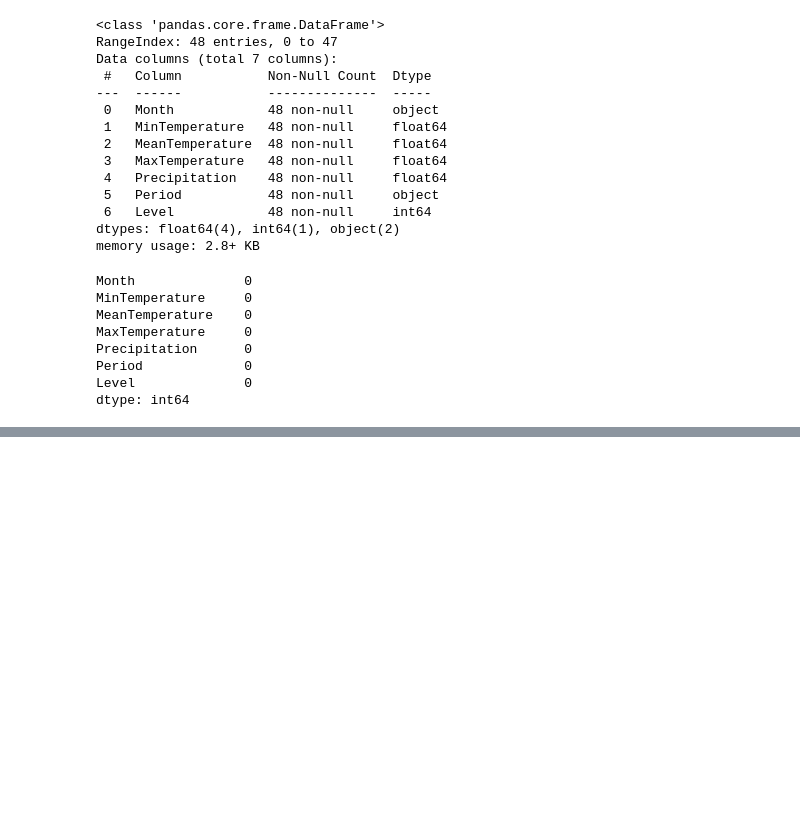
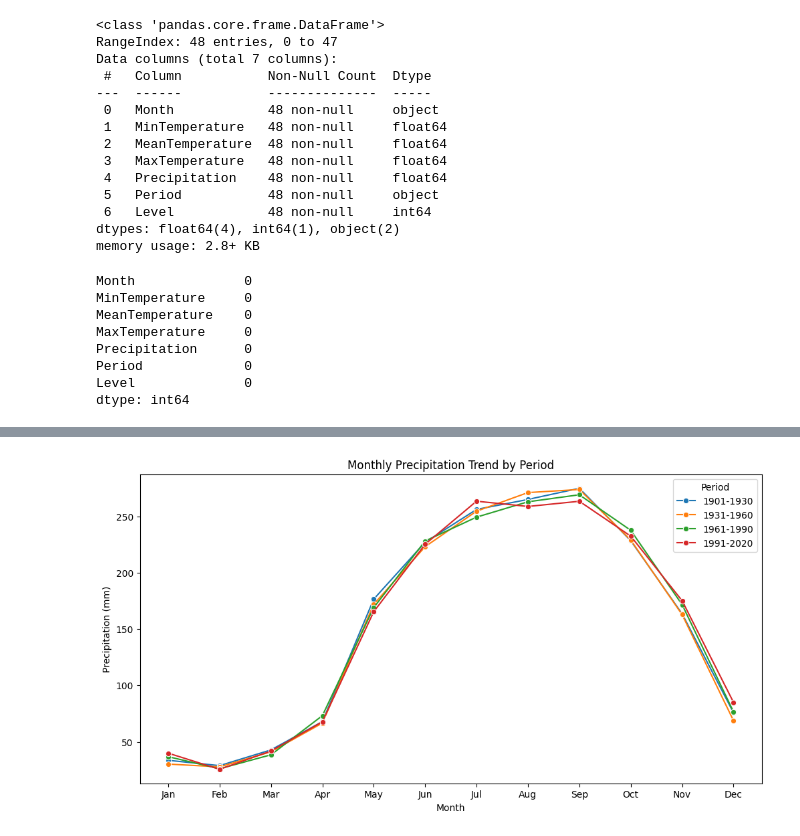
Before and after one commit to Shubham-badlani/Predicting_climate_disaster_risk_in_vietnam, a Jupyter notebook: predicting_climate.ipynb, the cells around one changed output, grey strips where cells are left out. Cells and saved outputs as stored; diff of their text form; code cells hidden in the pictures; blank space fills up the shorter version.

```diff
--- a/predicting_climate.ipynb
+++ b/predicting_climate.ipynb
@@ -109,0 +134,9 @@ dtype: int64
+# %%
+plt.figure(figsize=(12,6))
+sns.lineplot(data=df, x='Month', y='Precipitation', hue='Period', marker='o')
+plt.title("Monthly Precipitation Trend by Period")
+plt.xlabel("Month")
+plt.ylabel("Precipitation (mm)")
+plt.show()
+# %% [output]
+[figure, added]
```
Also changed, not shown: parts of 20 cells of this notebook.
